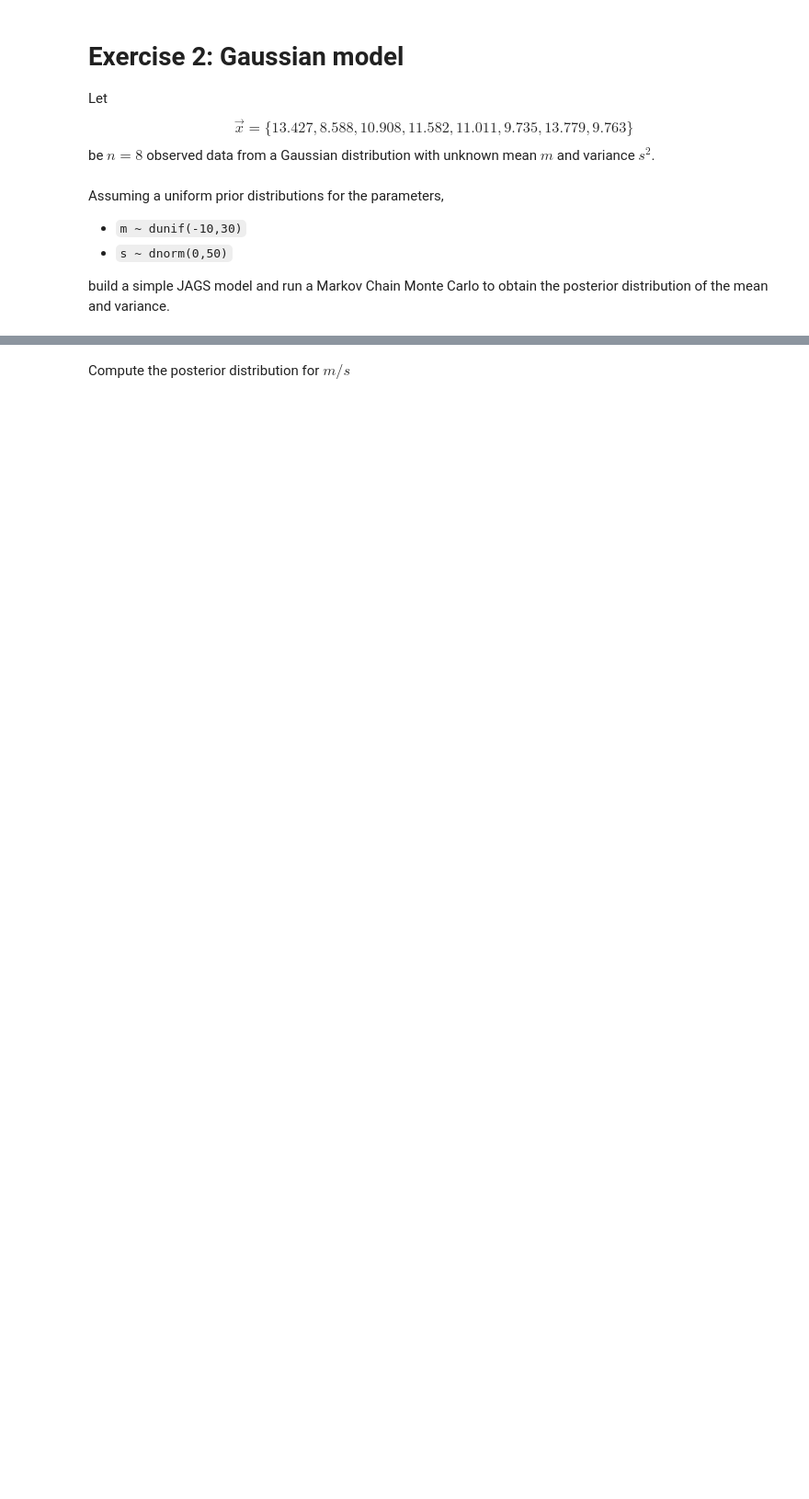
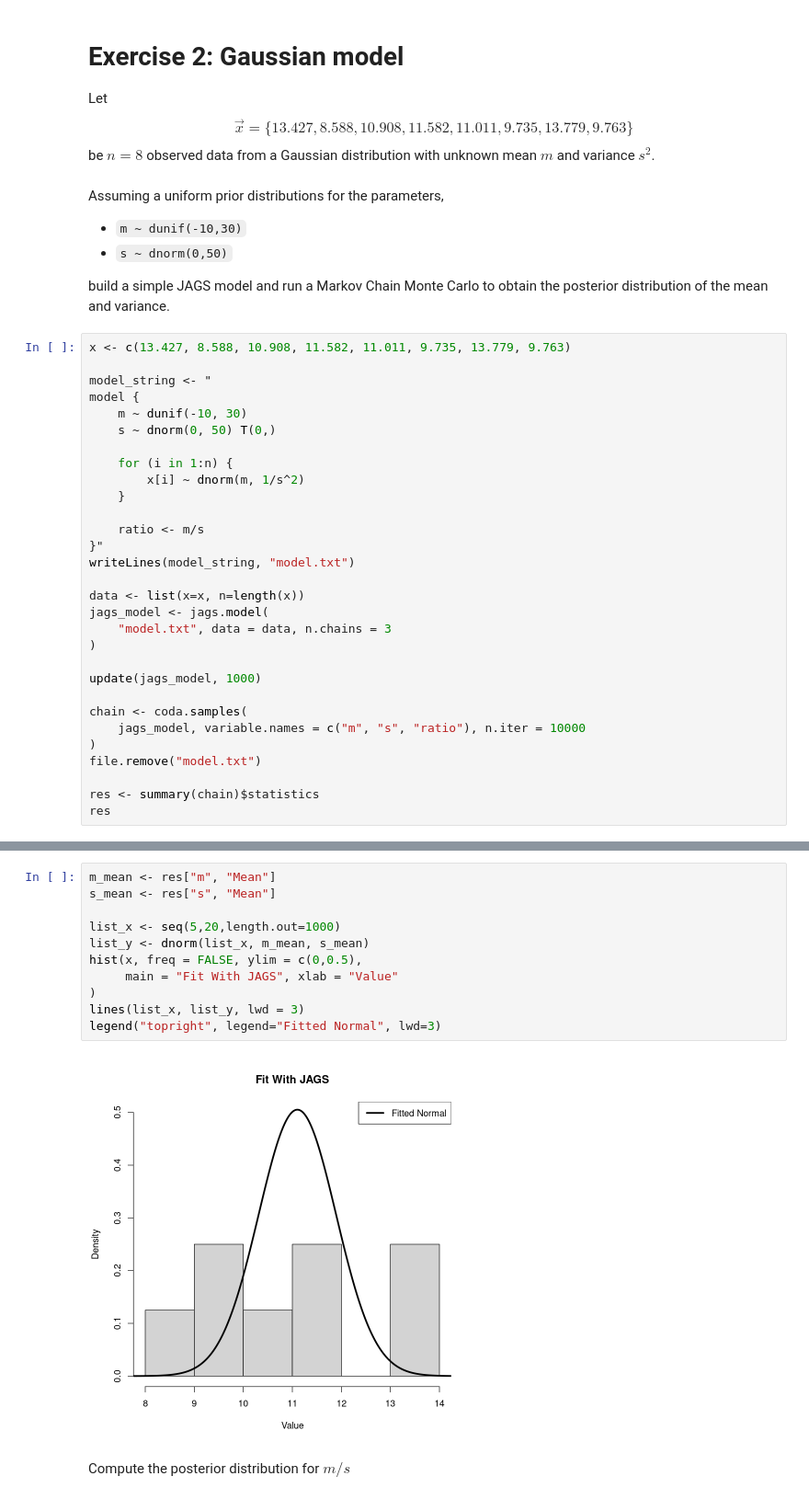
Before and after one commit to AlbertoCasellato/AdvancedStatistics, a Jupyter notebook: Ex5/AlbertoCasellato_Lab5.ipynb, the cells around one changed output, grey strips where cells are left out. Shown at 92% size. Saved outputs shown, nothing was run; the diff lists cells and outputs as text; blank space fills up the shorter version.

````diff
--- a/Ex5/AlbertoCasellato_Lab5.ipynb
+++ b/Ex5/AlbertoCasellato_Lab5.ipynb
@@ -144,3 +149,33 @@ Assuming a uniform prior distributions for the parameters,
 - ```s ~ dnorm(0,50)```
 
 build a simple JAGS model and run a Markov Chain Monte Carlo to obtain the posterior distribution of the mean and variance.
+# %%
+x <- c(13.427, 8.588, 10.908, 11.582, 11.011, 9.735, 13.779, 9.763)
+
+model_string <- "
+model {
+    m ~ dunif(-10, 30)
+    s ~ dnorm(0, 50) T(0,)
+
+    for (i in 1:n) {
+        x[i] ~ dnorm(m, 1/s^2)
+    }
+
+    ratio <- m/s
+}"
+writeLines(model_string, "model.txt")
+
+data <- list(x=x, n=length(x))
+jags_model <- jags.model(
+    "model.txt", data = data, n.chains = 3
+)
+
+update(jags_model, 1000)
+
+chain <- coda.samples(
+    jags_model, variable.names = c("m", "s", "ratio"), n.iter = 10000
+)
+file.remove("model.txt")
+
+res <- summary(chain)$statistics
+res
@@ -147,2 +198,15 @@ build a simple JAGS model and run a Markov Chain Monte Carlo to obtain the poste
+# %%
+m_mean <- res["m", "Mean"]
+s_mean <- res["s", "Mean"]
+
+list_x <- seq(5,20,length.out=1000)
+list_y <- dnorm(list_x, m_mean, s_mean)
+hist(x, freq = FALSE, ylim = c(0,0.5),
+     main = "Fit With JAGS", xlab = "Value"
+)
+lines(list_x, list_y, lwd = 3)
+legend("topright", legend="Fitted Normal", lwd=3)
+# %% [output]
+[figure, added]
 # %% [markdown]
 Compute the posterior distribution for $m/s$
````
Also changed, not shown: parts of 8 cells of this notebook.
